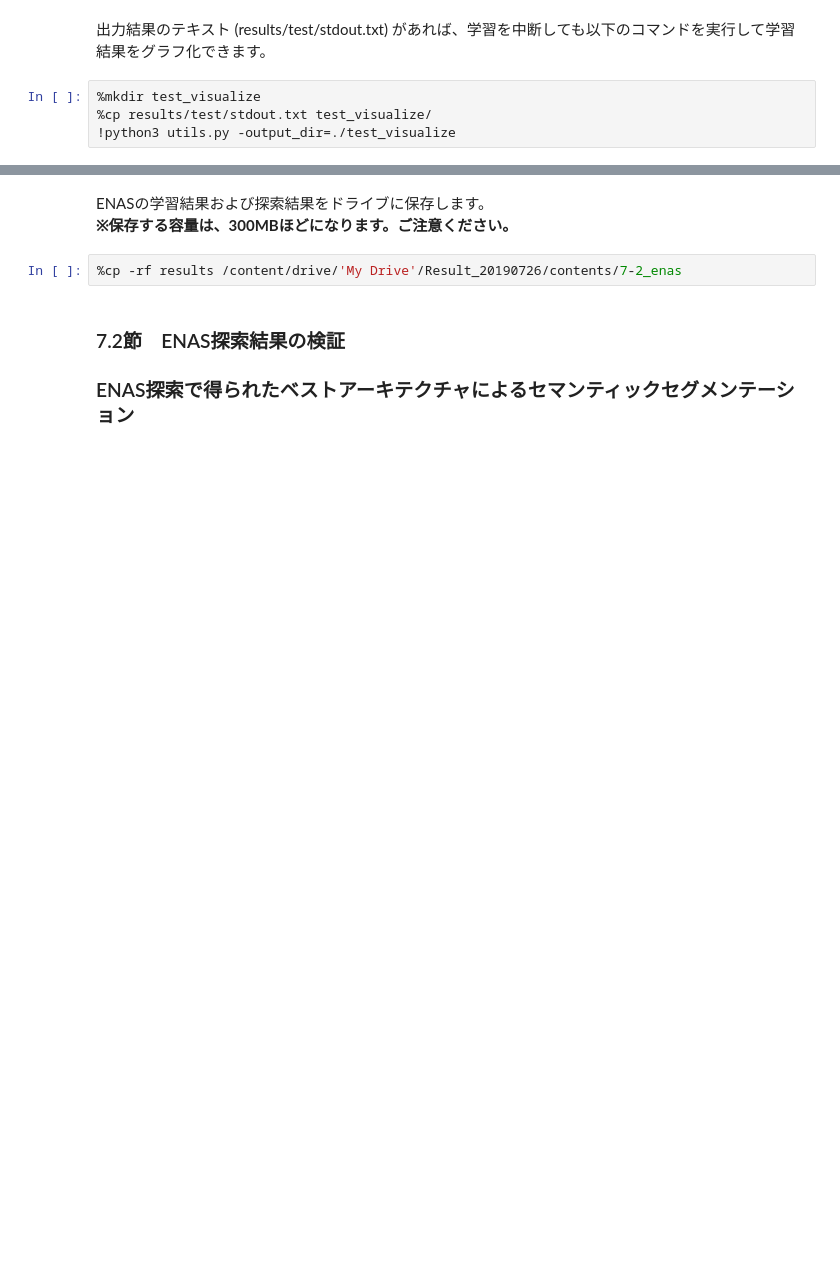
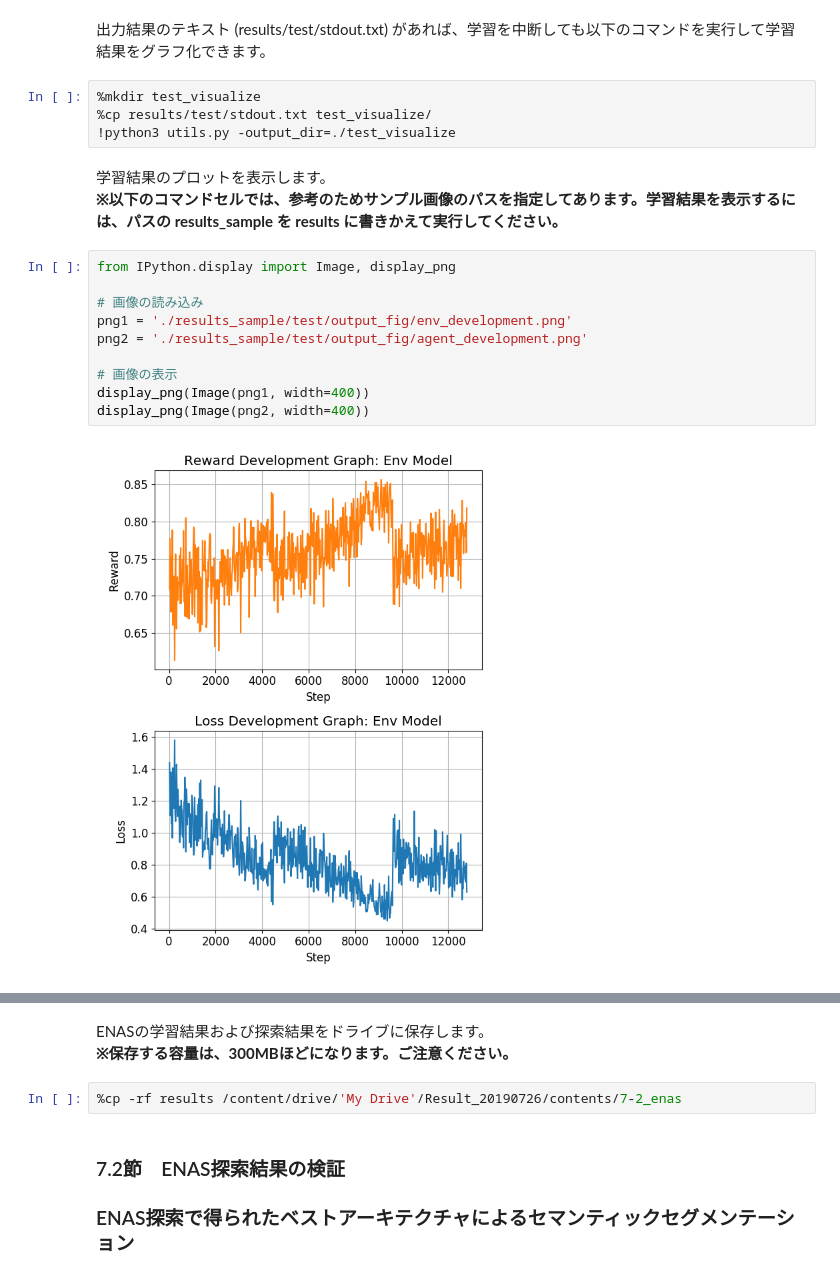
Before and after one commit to drlbook-jp/drlbook, a Jupyter notebook: drlbook_examples.ipynb, the cells around one changed output, grey strips where cells are left out. Saved outputs shown, nothing was run; the diff lists cells and outputs as text; blank space fills up the shorter version.

```diff
--- a/drlbook_examples.ipynb
+++ b/drlbook_examples.ipynb
@@ -868,3 +916,18 @@ test_accuracy: 0.6856
 %mkdir test_visualize
 %cp results/test/stdout.txt test_visualize/
 !python3 utils.py -output_dir=./test_visualize
+# %% [markdown]
+学習結果のプロットを表示します。
+**※以下のコマンドセルでは、参考のためサンプル画像のパスを指定してあります。学習結果を表示するには、パスの results_sample を results に書きかえて実行してください。**
+# %%
+from IPython.display import Image, display_png
+
+# 画像の読み込み
+png1 = './results_sample/test/output_fig/env_development.png'
+png2 = './results_sample/test/output_fig/agent_development.png'
+
+# 画像の表示
+display_png(Image(png1, width=400))
+display_png(Image(png2, width=400))
+# %% [output]
+[figure, added]
```
Also changed, not shown: parts of 15 cells of this notebook.
